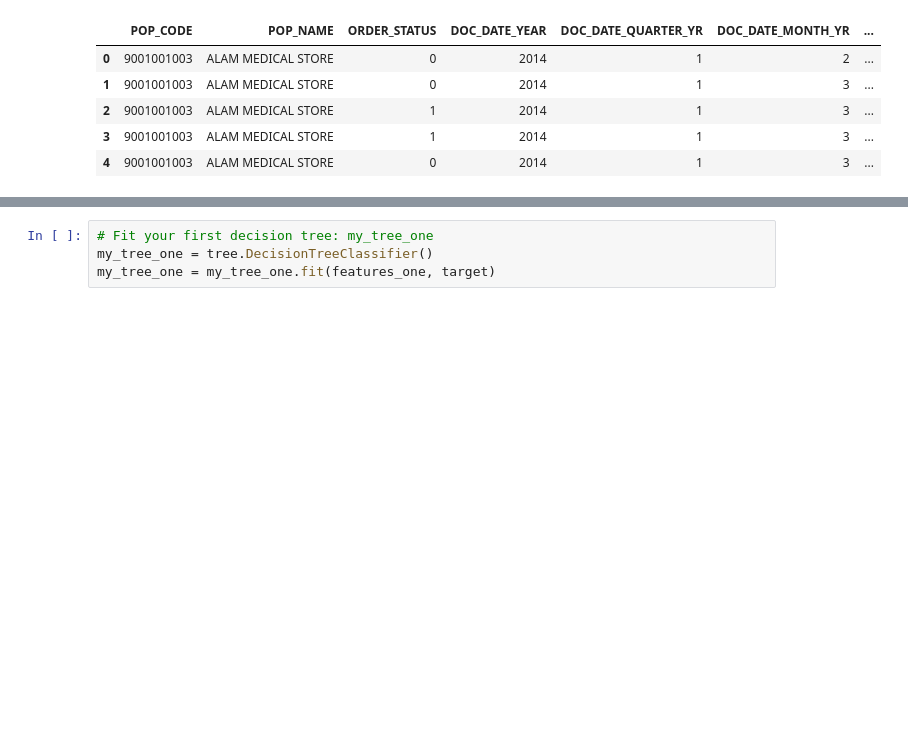
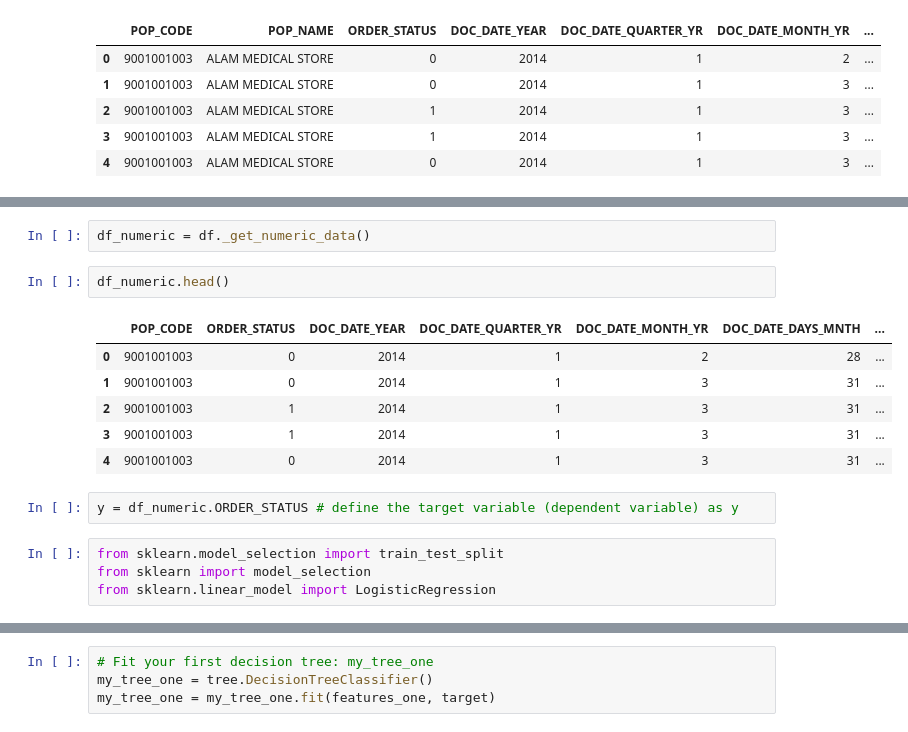
Before and after one commit to danishdata/ids-notebooks, a Jupyter notebook: Data Modeling (Affan).ipynb, the cells around one changed output, grey strips where cells are left out. Saved outputs shown, nothing was run; the diff lists cells and outputs as text; blank space fills up the shorter version.

Commit message:
Final EDA Modeling

```diff
--- a/Data Modeling (Affan).ipynb
+++ b/Data Modeling (Affan).ipynb
@@ -27,3 +27,20 @@ df.tail()
 | 120656 | 27005005064 | WAQAR GENERAL STORE | 0 | 2017 | 3 | 9 | ... |
 | 120657 | 27005005064 | WAQAR GENERAL STORE | 0 | 2017 | 3 | 9 | ... |
 | 120658 | 27005005064 | WAQAR GENERAL STORE | 1 | 2017 | 4 | 10 | ... |
+# %%
+df_numeric = df._get_numeric_data()
+# %%
+df_numeric.head()
+# %% [output]
+|  | POP_CODE | ORDER_STATUS | DOC_DATE_YEAR | DOC_DATE_QUARTER_YR | DOC_DATE_MONTH_YR | DOC_DATE_DAYS_MNTH | ... |
+| 0 | 9001001003 | 0 | 2014 | 1 | 2 | 28 | ... |
+| 1 | 9001001003 | 0 | 2014 | 1 | 3 | 31 | ... |
+| 2 | 9001001003 | 1 | 2014 | 1 | 3 | 31 | ... |
+| 3 | 9001001003 | 1 | 2014 | 1 | 3 | 31 | ... |
+| 4 | 9001001003 | 0 | 2014 | 1 | 3 | 31 | ... |
+# %%
+y = df_numeric.ORDER_STATUS # define the target variable (dependent variable) as y
+# %%
+from sklearn.model_selection import train_test_split
+from sklearn import model_selection
+from sklearn.linear_model import LogisticRegression
```
Also changed, not shown: parts of 22 cells of this notebook.
